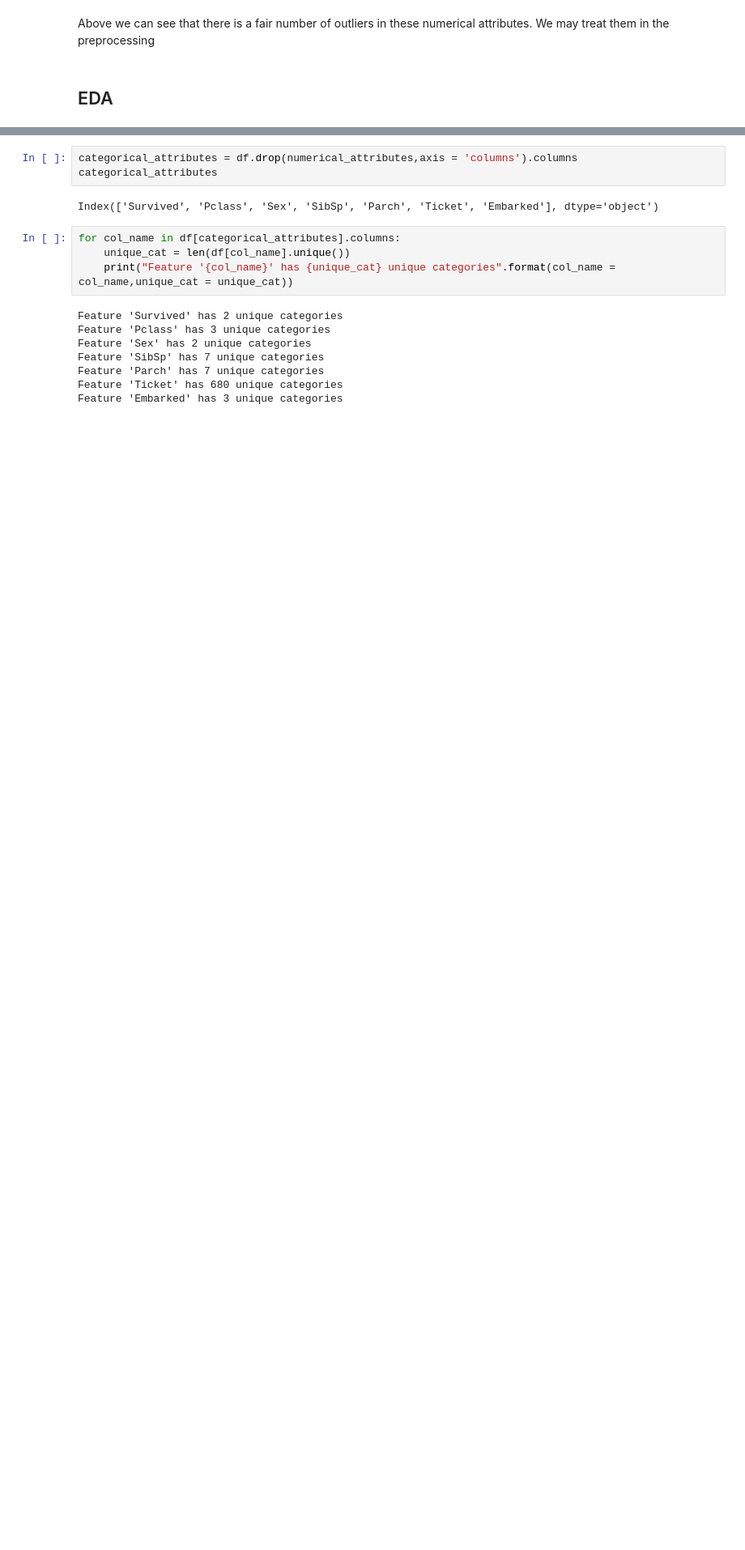
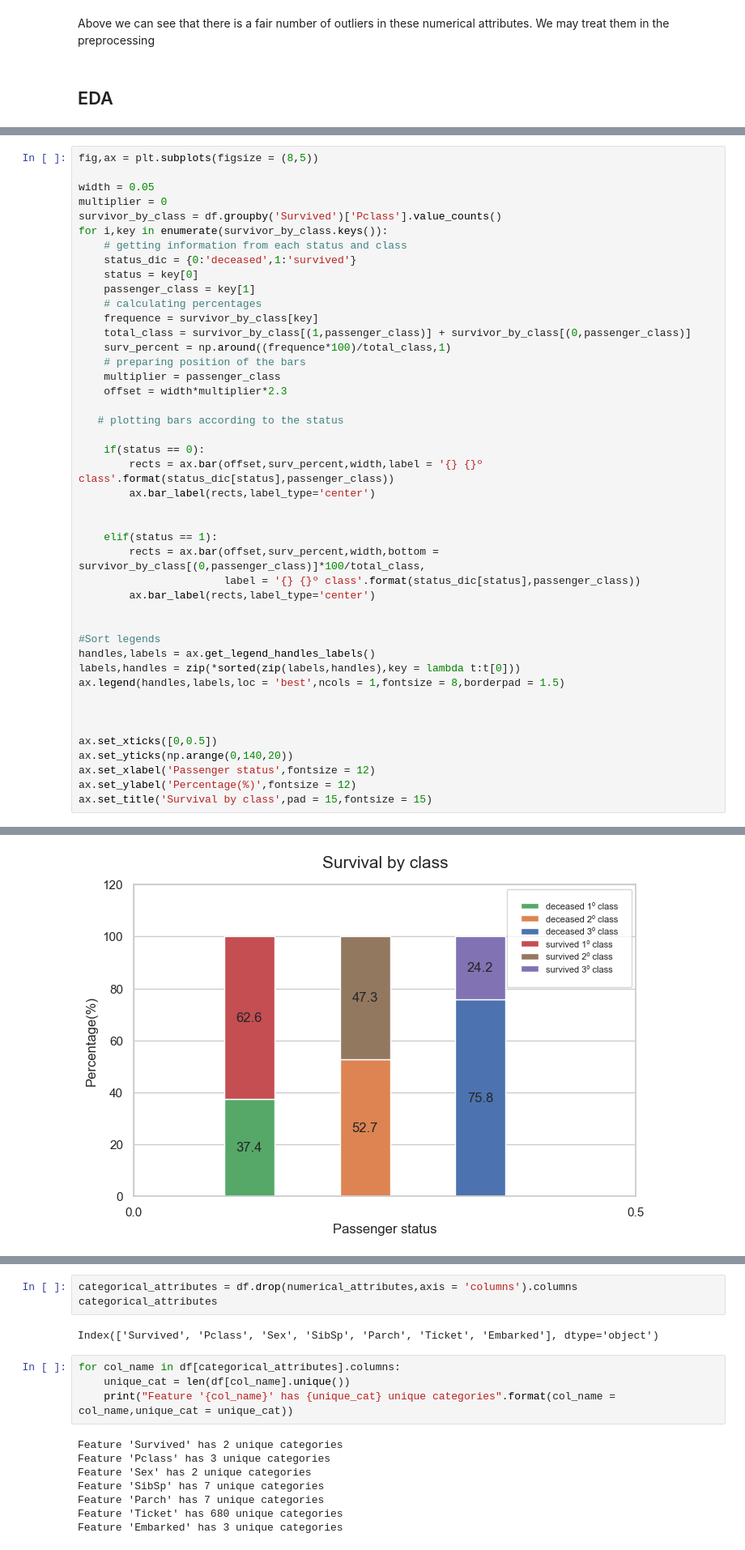
Before and after one commit to italojsr/Titanic, a Jupyter notebook: titanic.ipynb, the cells around one changed output, grey strips where cells are left out. Shown: that part at 81% size. Saved outputs shown, nothing was run; the diff lists cells and outputs as text; blank space fills up the shorter version.

```diff
--- a/titanic.ipynb
+++ b/titanic.ipynb
@@ -191,0 +238,45 @@ Above we can see that there is a fair number of outliers in these numerical attr
+# %%
+fig,ax = plt.subplots(figsize = (8,5))
+
+width = 0.05
+multiplier = 0
+survivor_by_class = df.groupby('Survived')['Pclass'].value_counts()
+for i,key in enumerate(survivor_by_class.keys()):
+    # getting information from each status and class
+    status_dic = {0:'deceased',1:'survived'}
+    status = key[0]
+    passenger_class = key[1]
+    # calculating percentages
+    frequence = survivor_by_class[key]
+    total_class = survivor_by_class[(1,passenger_class)] + survivor_by_class[(0,passenger_class)]
+    surv_percent = np.around((frequence*100)/total_class,1)
+    # preparing position of the bars
+    multiplier = passenger_class
+    offset = width*multiplier*2.3
+
+   # plotting bars according to the status
+
+    if(status == 0):
+        rects = ax.bar(offset,surv_percent,width,label = '{} {}º class'.format(status_dic[status],passenger_class))
+        ax.bar_label(rects,label_type='center')
+
+
+    elif(status == 1):
+        rects = ax.bar(offset,surv_percent,width,bottom = survivor_by_class[(0,passenger_class)]*100/total_class,
+                       label = '{} {}º class'.format(status_dic[status],passenger_class))
+        ax.bar_label(rects,label_type='center')
+
+
+#Sort legends
+handles,labels = ax.get_legend_handles_labels()
+labels,handles = zip(*sorted(zip(labels,handles),key = lambda t:t[0]))
+ax.legend(handles,labels,loc = 'best',ncols = 1,fontsize = 8,borderpad = 1.5)
+
+
+
+ax.set_xticks([0,0.5])
+ax.set_yticks(np.arange(0,140,20))
+ax.set_xlabel('Passenger status',fontsize = 12)
+ax.set_ylabel('Percentage(%)',fontsize = 12)
+ax.set_title('Survival by class',pad = 15,fontsize = 15)
+# %% [output]
@@ -191,0 +284 @@ Above we can see that there is a fair number of outliers in these numerical attr
+[figure, added]
```
Also changed, not shown: parts of 36 cells of this notebook.
